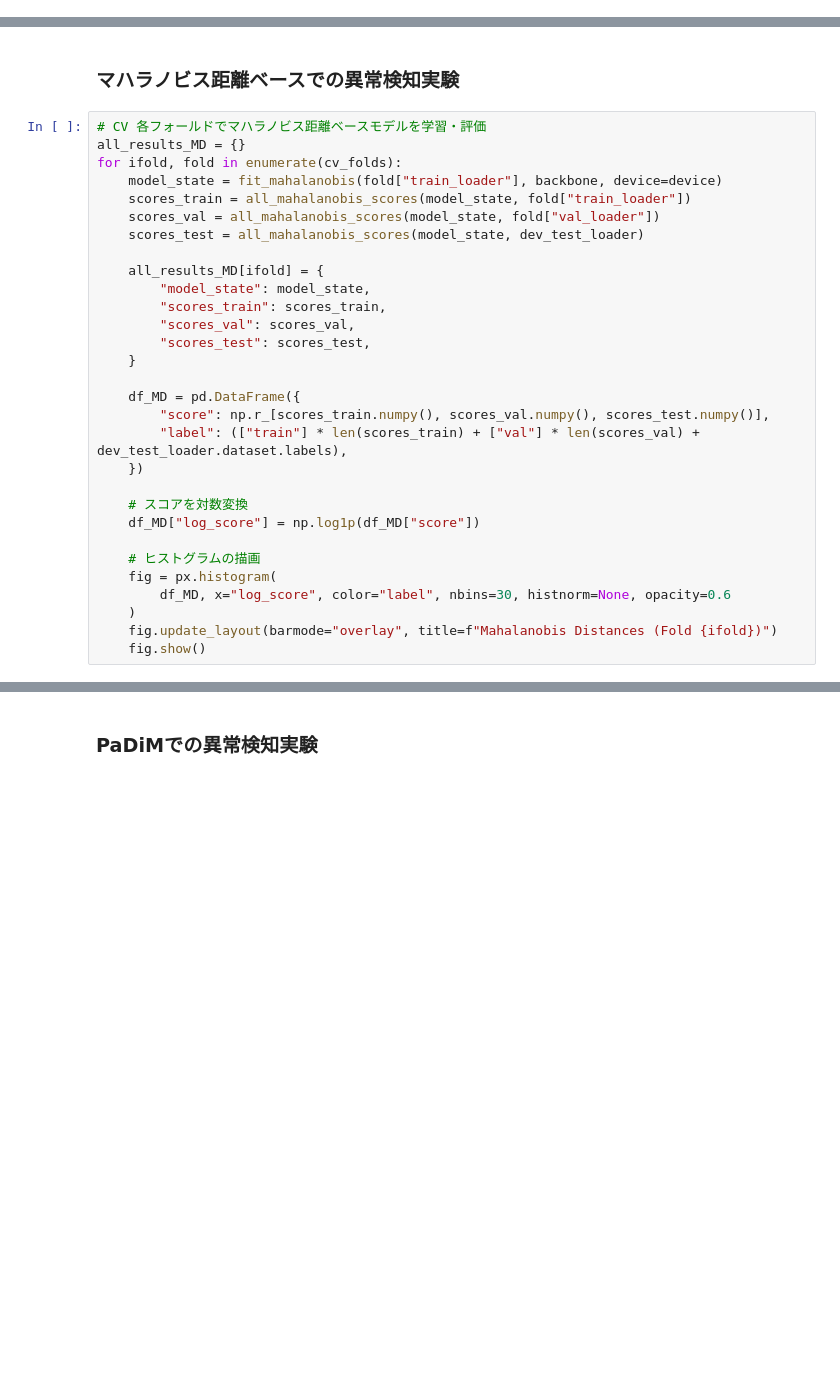
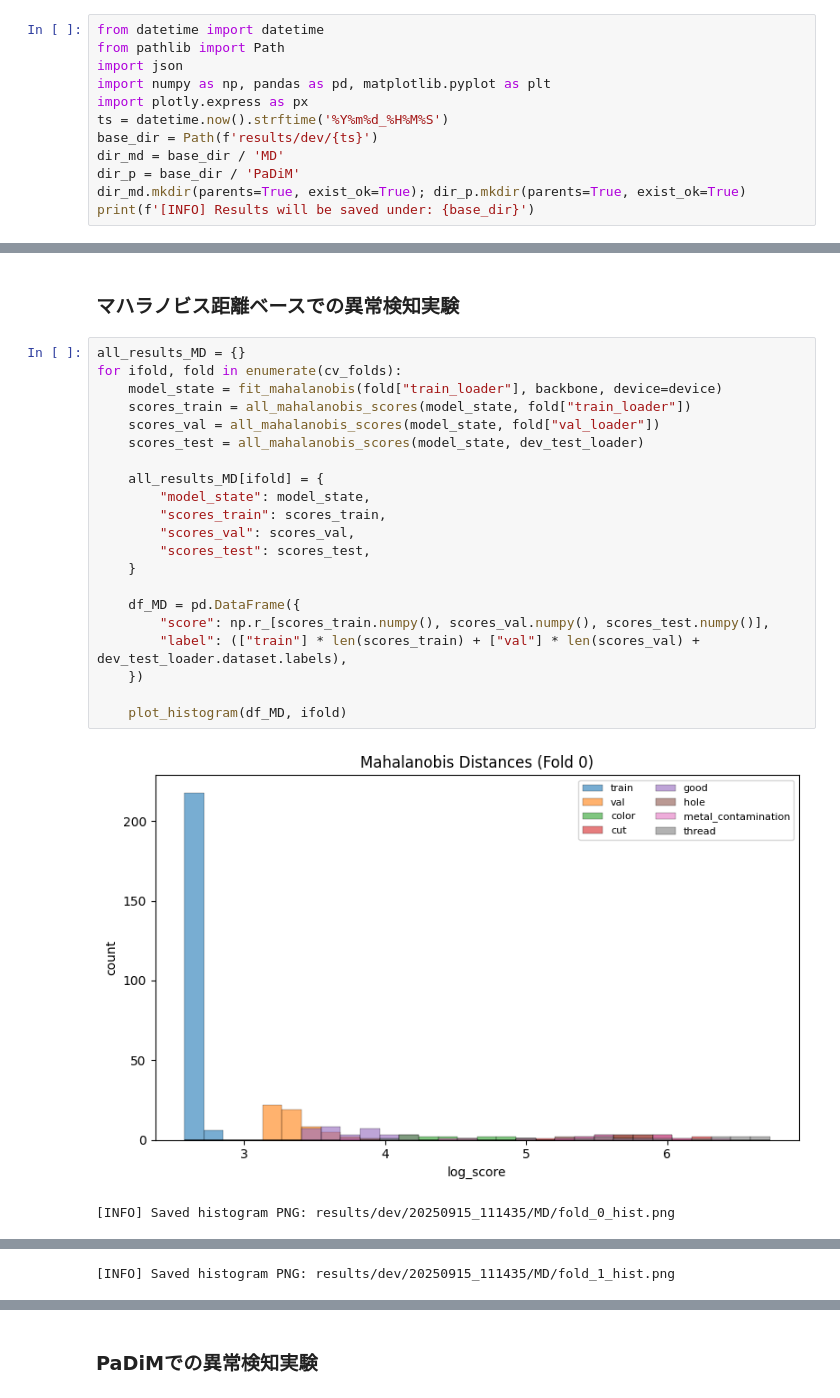
Before and after one commit to macken88/image-anomaly-detection, a Jupyter notebook: 01_experiments_dev.ipynb, the cells around one changed output, grey strips where cells are left out. Drawn from its saved outputs; the diff is of its cells as text; blank space fills up the shorter version.

Commit message:
criate_save_results

```diff
--- a/01_experiments_dev.ipynb
+++ b/01_experiments_dev.ipynb
@@ -204,0 +217,12 @@ print(f"[INFO] Using device: {device}")
+# %%
+from datetime import datetime
+from pathlib import Path
+import json
+import numpy as np, pandas as pd, matplotlib.pyplot as plt
+import plotly.express as px
+ts = datetime.now().strftime('%Y%m%d_%H%M%S')
+base_dir = Path(f'results/dev/{ts}')
+dir_md = base_dir / 'MD'
+dir_p = base_dir / 'PaDiM'
+dir_md.mkdir(parents=True, exist_ok=True); dir_p.mkdir(parents=True, exist_ok=True)
+print(f'[INFO] Results will be saved under: {base_dir}')
@@ -205,32 +276,26 @@ print(f"[INFO] Using device: {device}")
 # %% [markdown]
 ### マハラノビス距離ベースでの異常検知実験
 # %%
-# CV 各フォールドでマハラノビス距離ベースモデルを学習・評価
 all_results_MD = {}
 for ifold, fold in enumerate(cv_folds):
     model_state = fit_mahalanobis(fold["train_loader"], backbone, device=device)
     scores_train = all_mahalanobis_scores(model_state, fold["train_loader"])
     scores_val = all_mahalanobis_scores(model_state, fold["val_loader"])
     scores_test = all_mahalanobis_scores(model_state, dev_test_loader)
 
     all_results_MD[ifold] = {
         "model_state": model_state,
         "scores_train": scores_train,
         "scores_val": scores_val,
         "scores_test": scores_test,
     }
 
     df_MD = pd.DataFrame({
         "score": np.r_[scores_train.numpy(), scores_val.numpy(), scores_test.numpy()],
         "label": (["train"] * len(scores_train) + ["val"] * len(scores_val) + dev_test_loader.dataset.labels),
     })
 
-    # スコアを対数変換
-    df_MD["log_score"] = np.log1p(df_MD["score"])
-
-    # ヒストグラムの描画
-    fig = px.histogram(
-        df_MD, x="log_score", color="label", nbins=30, histnorm=None, opacity=0.6
-    )
-    fig.update_layout(barmode="overlay", title=f"Mahalanobis Distances (Fold {ifold})")
-    fig.show()
+    plot_histogram(df_MD, ifold)
+# %% [output]
+[figure, added]
+[INFO] Saved histogram PNG: results/dev/20250915_111435/MD/fold_0_hist.png
@@ -236,0 +303 @@ for ifold, fold in enumerate(cv_folds):
+[INFO] Saved histogram PNG: results/dev/20250915_111435/MD/fold_1_hist.png
```
Also changed, not shown: parts of 12 cells of this notebook, 1 other file.
